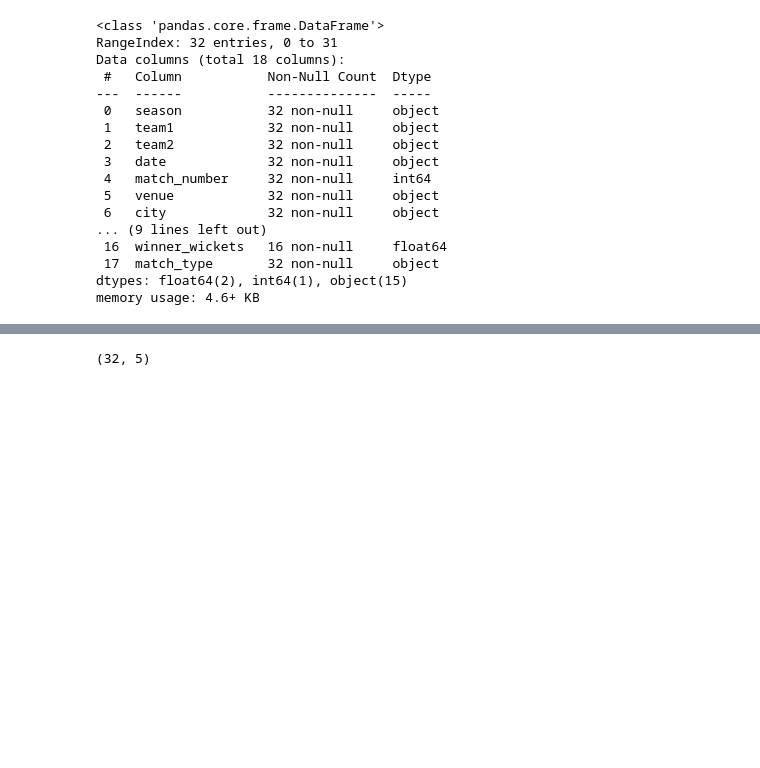
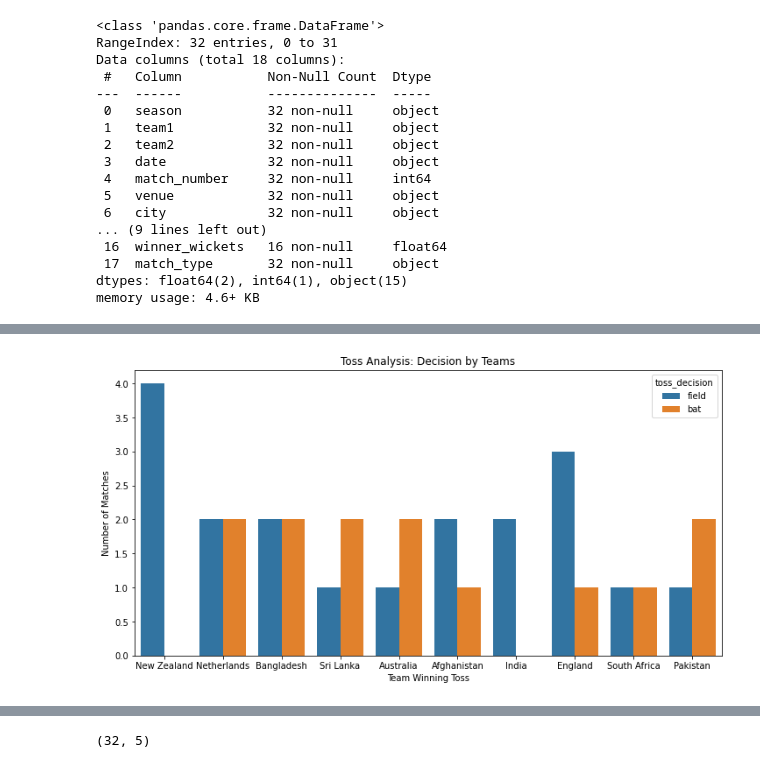
Before and after one commit to NancyPatel11/Data-Mining-Course-Project-3, a Jupyter notebook: code_files/toss_decision.ipynb, the cells around one changed output, grey strips where cells are left out. Drawn from its saved outputs; the diff is of its cells as text; code cells hidden in the pictures; blank space fills up the shorter version.

Commit message:
added EDA for toss decision

```diff
--- a/code_files/toss_decision.ipynb
+++ b/code_files/toss_decision.ipynb
@@ -49,0 +75,9 @@ memory usage: 4.6+ KB
+# %%
+plt.figure(figsize=(12, 6))
+sns.countplot(x='toss_winner', hue='toss_decision', data=df)
+plt.title('Toss Analysis: Decision by Teams')
+plt.xlabel('Team Winning Toss')
+plt.ylabel('Number of Matches')
+plt.show()
+# %% [output]
+[figure, added]
```
Also changed, not shown: parts of 22 cells of this notebook.
